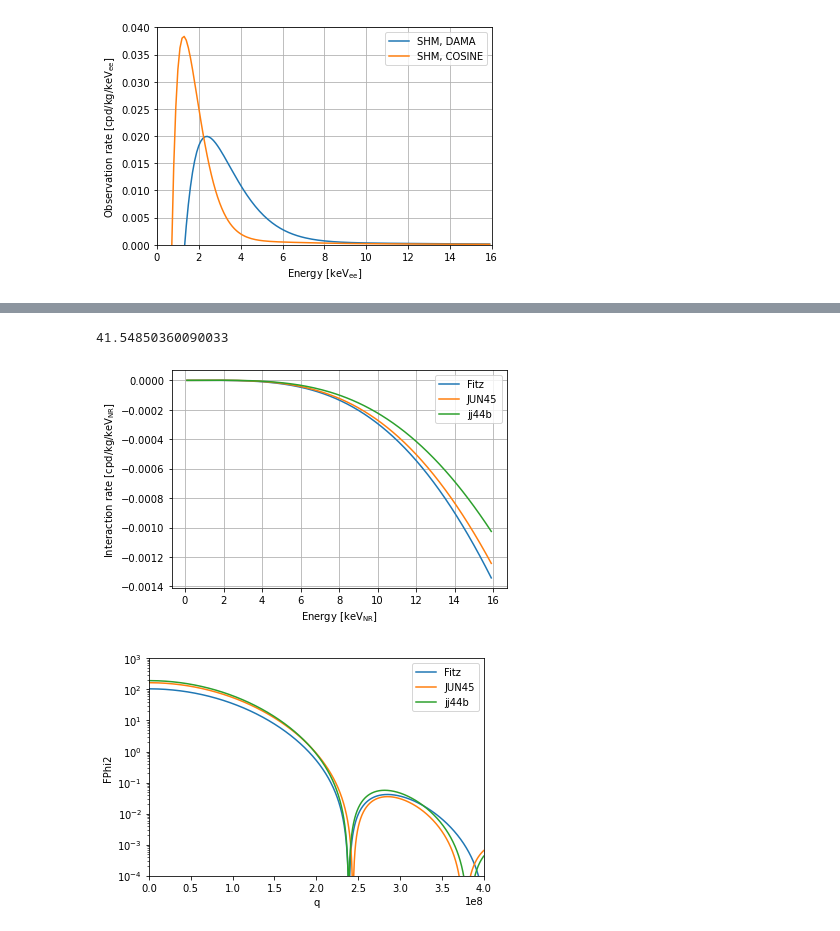
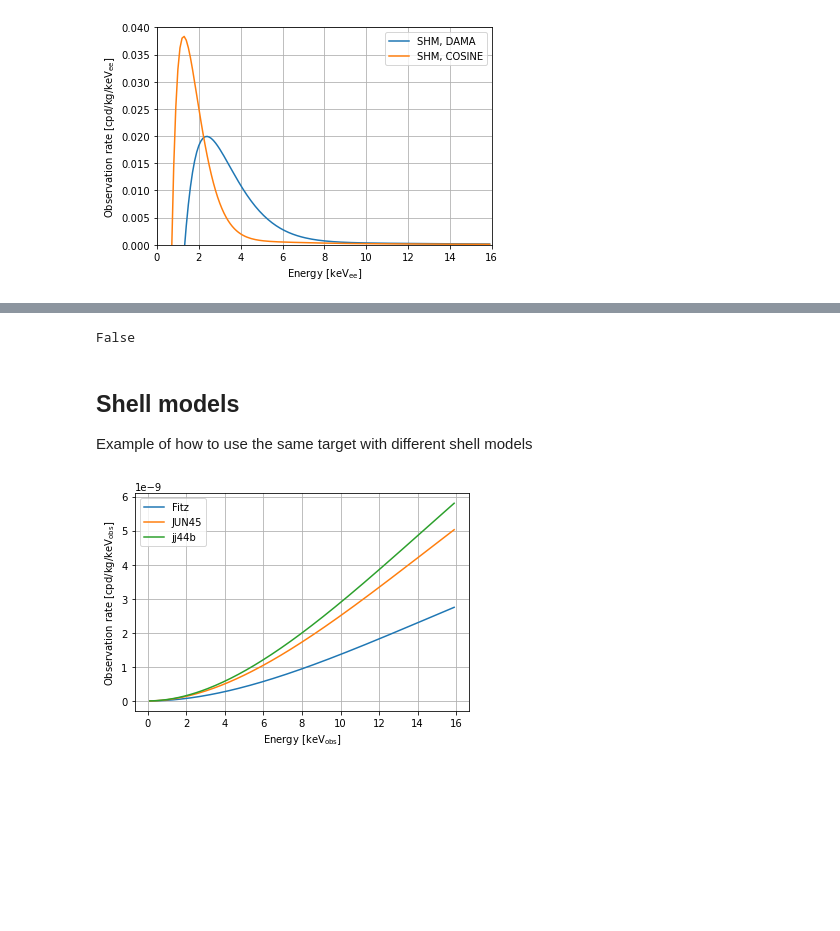
Before and after one commit to mjzurowski/sgm, a Jupyter notebook: Demo.ipynb, the cells around one changed output, grey strips where cells are left out. Drawn from its saved outputs; the diff is of its cells as text; code cells hidden in the pictures; blank space fills up the shorter version.

```diff
--- a/Demo.ipynb
+++ b/Demo.ipynb
@@ -100,33 +89,40 @@ Dist = VelDist("avSHM",0.3)
-# %%
-Ge70("Fitz").FPhi2pp()
-# %% [output]
-41.54850360090033
-# %%
-E = np.arange(0.1,16,0.1) # observed energy, units of keV_ee
-plt.plot(E,[Det1.dRdE_True(e,Model1.dRdER,mX=70*GeV,sig=1.1E-41,VelDist=Dist) for e in E])
-plt.plot(E,[Det2.dRdE_True(e,Model1.dRdER,mX=70*GeV,sig=1.1E-41,VelDist=Dist) for e in E])
-plt.plot(E,[Det3.dRdE_True(e,Model1.dRdER,mX=70*GeV,sig=1.1E-41,VelDist=Dist) for e in E])
-plt.legend(["Fitz","JUN45","jj44b"])
-plt.ylabel(r"Interaction rate [cpd/kg/keV$_{\rm NR}$]")
-plt.xlabel(r"Energy [keV$_{\rm NR}$]")
-# plt.xlim(0,16)
-# plt.ylim(0,0.026)
-plt.grid()
-plt.show()
-# %% [output]
-[figure, removed]
-# %%
-E = np.arange(1,16E6,1E2) # observed energy, units of keV_ee
-plt.plot([Ge70("Fitz").Q(e) for e in E],[Ge70("Fitz").FPhi2pp(e)+Ge70("Fitz").FPhi2np(e)+Ge70("Fitz").FPhi2pn(e)+Ge70("Fitz").FPhi2nn(e) for e in E])
-plt.plot([Ge70("JUN45").Q(e) for e in E],[Ge70("JUN45").FPhi2pp(e)+Ge70("JUN45").FPhi2np(e)+Ge70("JUN45").FPhi2pn(e)+Ge70("JUN45").FPhi2nn(e) for e in E])
-plt.plot([Ge70("jj44b").Q(e) for e in E],[Ge70("jj44b").FPhi2pp(e)+Ge70("jj44b").FPhi2np(e)+Ge70("jj44b").FPhi2pn(e)+Ge70("jj44b").FPhi2nn(e) for e in E])
-plt.legend(["Fitz","JUN45","jj44b"])
-plt.ylabel(r"FPhi2")
-plt.xlabel(r"q")
-plt.xlim(0,0.4E9)
-plt.ylim(1E-4,1E3)
-plt.yscale("log")
-# plt.grid()
-plt.show()
-# %% [output]
-[figure, removed]
+# %%
+6 in np.arange(0.01, 20, 0.1)
+# %% [output]
+False
+# %% [markdown]
+## Shell models
+Example of how to use the same target with different shell models
+# %%
+import numpy as np
+from detectors.scdms import GeHV
+from detectors.scdms import SiHV
+from targets.ge import Ge
+import matplotlib.pyplot as plt
+%matplotlib inline
+
+from models.wimp import WIMPO3
+from veldists import VelDist
+from constants import *
+
+Det1 = GeHV(0,"Fitz")
+Det2 = GeHV(0,"JUN45")
+Det3 = GeHV(0,"jj44b")
+Det4 = GeHV(50,"Fitz")
+
+Model1 = WIMPO3()
+Dist = VelDist("avSHM",0.3)
+# %%
+E = np.arange(0.1,16,0.1) # observed energy, units of keV_ee
+plt.plot(E,Det1.dRdE(E,Model1.dRdER,mX=70*GeV,sig=1E-41,VelDist=Dist))
+plt.plot(E,Det2.dRdE(E,Model1.dRdER,mX=70*GeV,sig=1E-41,VelDist=Dist))
+plt.plot(E,Det3.dRdE(E,Model1.dRdER,mX=70*GeV,sig=1E-41,VelDist=Dist))
+plt.legend(["Fitz","JUN45","jj44b"])
+plt.ylabel(r"Observation rate [cpd/kg/keV$_{\rm obs}$]")
+plt.xlabel(r"Energy [keV$_{\rm obs}$]")
+#plt.xlim(0,16)
+# plt.ylim(0,1E11)
+plt.grid()
+plt.show()
+# %% [output]
+[figure, added]
```
Also changed, not shown: parts of 5 cells of this notebook, 7 other files.
